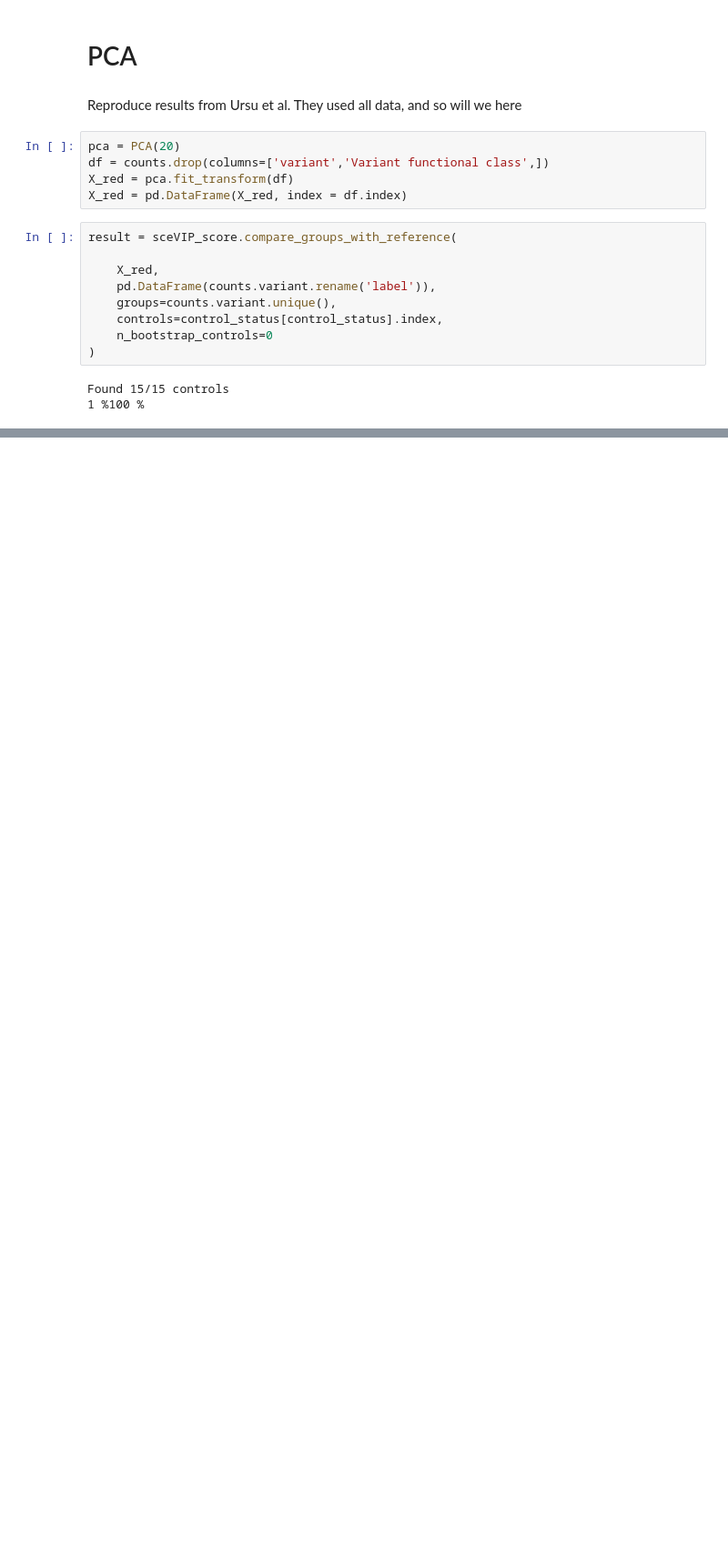
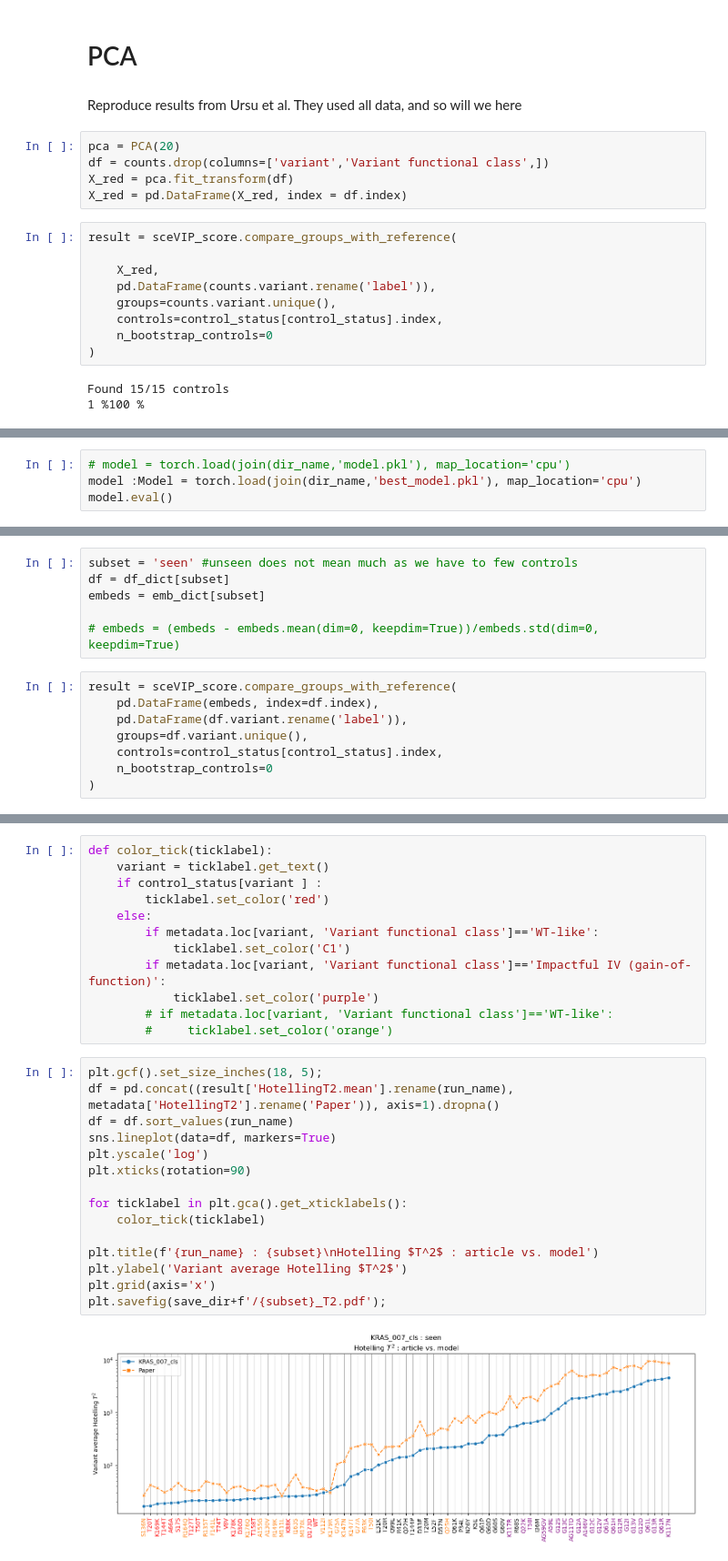
Before and after one commit to Lucas-Gui/sc_contrast, a Jupyter notebook: impact_scores.ipynb, the cells around one changed output, grey strips where cells are left out. Shown at 91% size. Saved outputs shown, nothing was run; the diff lists cells and outputs as text; blank space fills up the shorter version.

Commit message:
Add impact scores for model

```diff
--- a/impact_scores.ipynb
+++ b/impact_scores.ipynb
@@ -152,0 +242,4 @@ plt.plot(df.Recomputed - df.Paper)
+# %%
+# model = torch.load(join(dir_name,'model.pkl'), map_location='cpu')
+model :Model = torch.load(join(dir_name,'best_model.pkl'), map_location='cpu')
+model.eval()
@@ -152,0 +277,14 @@ plt.plot(df.Recomputed - df.Paper)
+# %%
+subset = 'seen' #unseen does not mean much as we have to few controls
+df = df_dict[subset]
+embeds = emb_dict[subset]
+
+# embeds = (embeds - embeds.mean(dim=0, keepdim=True))/embeds.std(dim=0, keepdim=True)
+# %%
+result = sceVIP_score.compare_groups_with_reference(
+    pd.DataFrame(embeds, index=df.index),
+    pd.DataFrame(df.variant.rename('label')),
+    groups=df.variant.unique(),
+    controls=control_status[control_status].index,
+    n_bootstrap_controls=0
+)
@@ -152,0 +312,29 @@ plt.plot(df.Recomputed - df.Paper)
+# %%
+def color_tick(ticklabel):
+    variant = ticklabel.get_text()
+    if control_status[variant ] :
+        ticklabel.set_color('red')
+    else:
+        if metadata.loc[variant, 'Variant functional class']=='WT-like':
+            ticklabel.set_color('C1')
+        if metadata.loc[variant, 'Variant functional class']=='Impactful IV (gain-of-function)':
+            ticklabel.set_color('purple')
+        # if metadata.loc[variant, 'Variant functional class']=='WT-like':
+        #     ticklabel.set_color('orange')
+# %%
+plt.gcf().set_size_inches(18, 5);
+df = pd.concat((result['HotellingT2.mean'].rename(run_name), metadata['HotellingT2'].rename('Paper')), axis=1).dropna()
+df = df.sort_values(run_name)
+sns.lineplot(data=df, markers=True)
+plt.yscale('log')
+plt.xticks(rotation=90)
+
+for ticklabel in plt.gca().get_xticklabels():
+    color_tick(ticklabel)
+
+plt.title(f'{run_name} : {subset}\nHotelling $T^2$ : article vs. model')
+plt.ylabel('Variant average Hotelling $T^2$')
+plt.grid(axis='x')
+plt.savefig(save_dir+f'/{subset}_T2.pdf');
+# %% [output]
+[figure, added]
```
Also changed, not shown: parts of 26 cells of this notebook.
